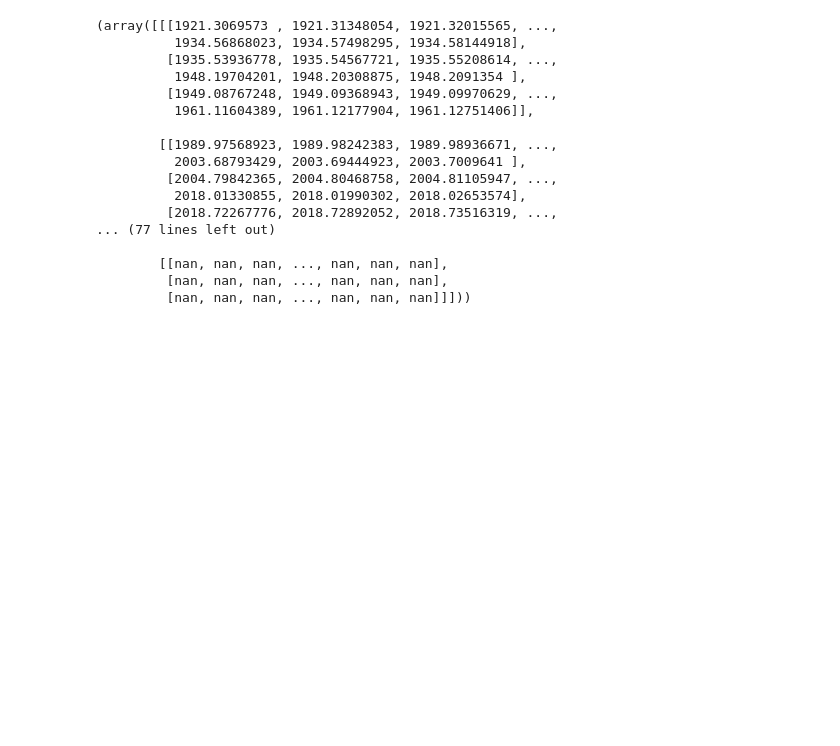
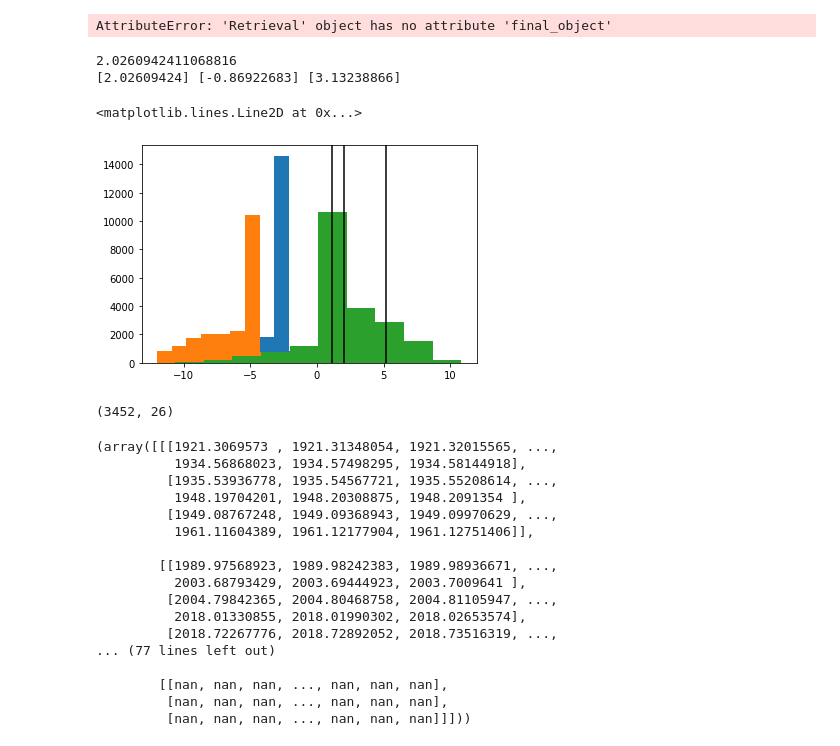
Before and after one commit to NatalieGrasser/atm_retrieval, a Jupyter notebook: atm_retrieval/debugging.ipynb, the cells around one changed output. Saved outputs shown, nothing was run; the diff lists cells and outputs as text; code cells hidden in the pictures; blank space fills up the shorter version.

```diff
--- a/atm_retrieval/debugging.ipynb
+++ b/atm_retrieval/debugging.ipynb
@@ -98,0 +169,5 @@ only_params=['rv','vsini','log_g','T0','log_H2O','log_12CO',
+# %%
+temp_dist=np.array(retrieval.temp_dist)
+#sm3,sm2,sm1,m,sp1,sp2,sp3 = np.array([np.percentile(temp_dist[:,i], [0.2,2.3,15.9,50.0,84.1,97.7,99.8], axis=-1) for i in range(temp_dist.shape[1])])
+quantiles = np.array([np.percentile(temp_dist[:,i], [0.2,2.3,15.9,50.0,84.1,97.7,99.8], axis=-1) for i in range(temp_dist.shape[1])])
+quantiles.shape
@@ -98,0 +198,5 @@ only_params=['rv','vsini','log_g','T0','log_H2O','log_12CO',
+# %%
+posterior=np.load('/home/natalie/Desktop/atm_retrieval/2M0355/freechem_PTgrad_N400_ev0.3/final_posterior.npy')
+n_samples,n_params=posterior.shape[0],posterior.shape[1]
+for sample in range(n_samples):
+    print(posterior[sample])
@@ -98,0 +381,36 @@ only_params=['rv','vsini','log_g','T0','log_H2O','log_12CO',
+# %%
+retrieval.final_object.posterior.shape
+# %% [output]
+AttributeError: 'Retrieval' object has no attribute 'final_object'
+# %%
+import matplotlib.pyplot as plt
+posterior=np.load('/home/natalie/Desktop/atm_retrieval/2M0355/freechem_PTgrad_N400_ev0.3/live_posterior.npy')
+list(retrieval.parameters.params).index('log_H2O')
+p12CO=posterior[:,list(retrieval.parameters.params).index('log_12CO')]
+p13CO=posterior[:,list(retrieval.parameters.params).index('log_13CO')]
+r12CO13CO=p12CO-p13CO
+plt.hist(p12CO)
+plt.hist(p13CO)
+plt.hist(r12CO13CO)
+print(np.median(r12CO13CO))
+
+def get_quantiles(posterior):
+    quantiles = np.array([np.percentile(posterior, [16.0,50.0,84.0])])
+    medians=quantiles[:,1] # median of all params
+    plus_err=quantiles[:,2]-medians # +error
+    minus_err=quantiles[:,0]-medians # -error
+    return medians,minus_err,plus_err
+medians,minus_err,plus_err=get_quantiles(r12CO13CO)
+print(medians,minus_err,plus_err)
+plt.axvline(x=medians,c='k')
+plt.axvline(x=medians+minus_err,c='k')
+plt.axvline(x=medians+plus_err,c='k')
+# %% [output]
+2.0260942411068816
+[2.02609424] [-0.86922683] [3.13238866]
+<matplotlib.lines.Line2D at 0x...>
+[figure, added]
+# %%
+retrieval.posterior.shape
+# %% [output]
+(3452, 26)
```
Also changed, not shown: parts of 16 cells of this notebook, 4 other files.
